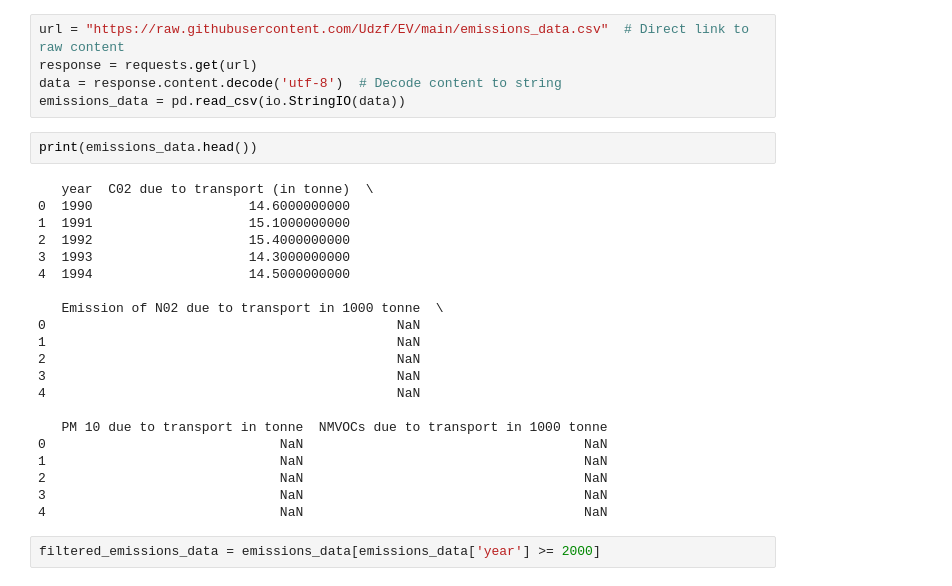
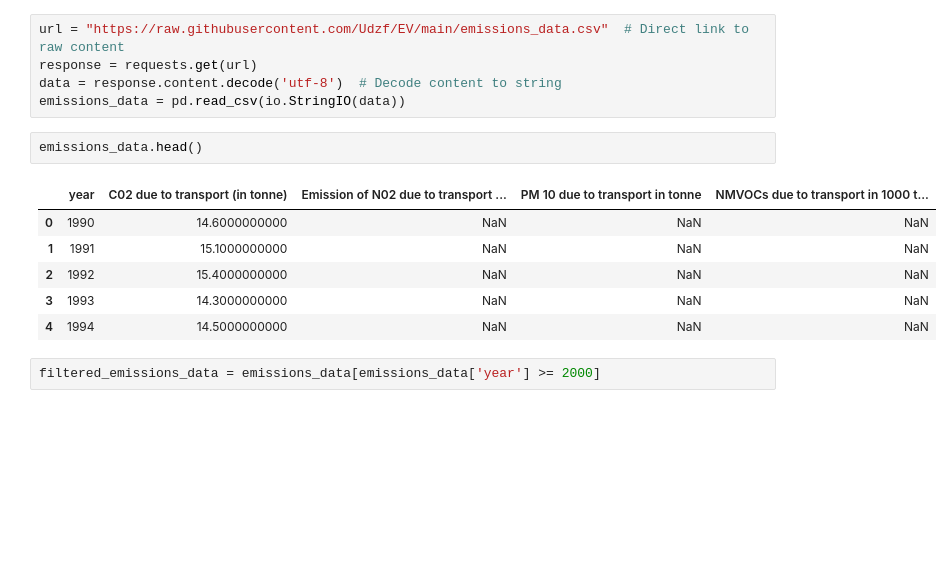
Before and after one commit to Udzf/EV, a Jupyter notebook: Copie_de_Copie_de_Fuel_type_in_Switzerland.ipynb, the cells around one changed output. Drawn from its saved outputs; the diff is of its cells as text; blank space fills up the shorter version.

```diff
--- a/Copie_de_Copie_de_Fuel_type_in_Switzerland.ipynb
+++ b/Copie_de_Copie_de_Fuel_type_in_Switzerland.ipynb
@@ -607,29 +629,15 @@ url = "https://raw.githubusercontent.com/Udzf/EV/main/emissions_data.csv"  # Dir
 response = requests.get(url)
 data = response.content.decode('utf-8')  # Decode content to string
 emissions_data = pd.read_csv(io.StringIO(data))
-# %%
-print(emissions_data.head())
-# %% [output]
-   year  C02 due to transport (in tonne)  \
-0  1990                    14.6000000000
-1  1991                    15.1000000000
-2  1992                    15.4000000000
-3  1993                    14.3000000000
-4  1994                    14.5000000000
-
-   Emission of N02 due to transport in 1000 tonne  \
-0                                             NaN
-1                                             NaN
-2                                             NaN
-3                                             NaN
-4                                             NaN
-
-   PM 10 due to transport in tonne  NMVOCs due to transport in 1000 tonne
-0                              NaN                                    NaN
-1                              NaN                                    NaN
-2                              NaN                                    NaN
-3                              NaN                                    NaN
-4                              NaN                                    NaN
+# %%
+emissions_data.head()
+# %% [output]
+|  | year | C02 due to transport (in tonne) | Emission of N02 due to transport ... | PM 10 due to transport in tonne | NMVOCs due to transport in 1000 t... |
+| 0 | 1990 | 14.6000000000 | NaN | NaN | NaN |
+| 1 | 1991 | 15.1000000000 | NaN | NaN | NaN |
+| 2 | 1992 | 15.4000000000 | NaN | NaN | NaN |
+| 3 | 1993 | 14.3000000000 | NaN | NaN | NaN |
+| 4 | 1994 | 14.5000000000 | NaN | NaN | NaN |
 # %%
 filtered_emissions_data = emissions_data[emissions_data['year'] >= 2000]
 # %%
```
Also changed, not shown: parts of 28 cells of this notebook.
